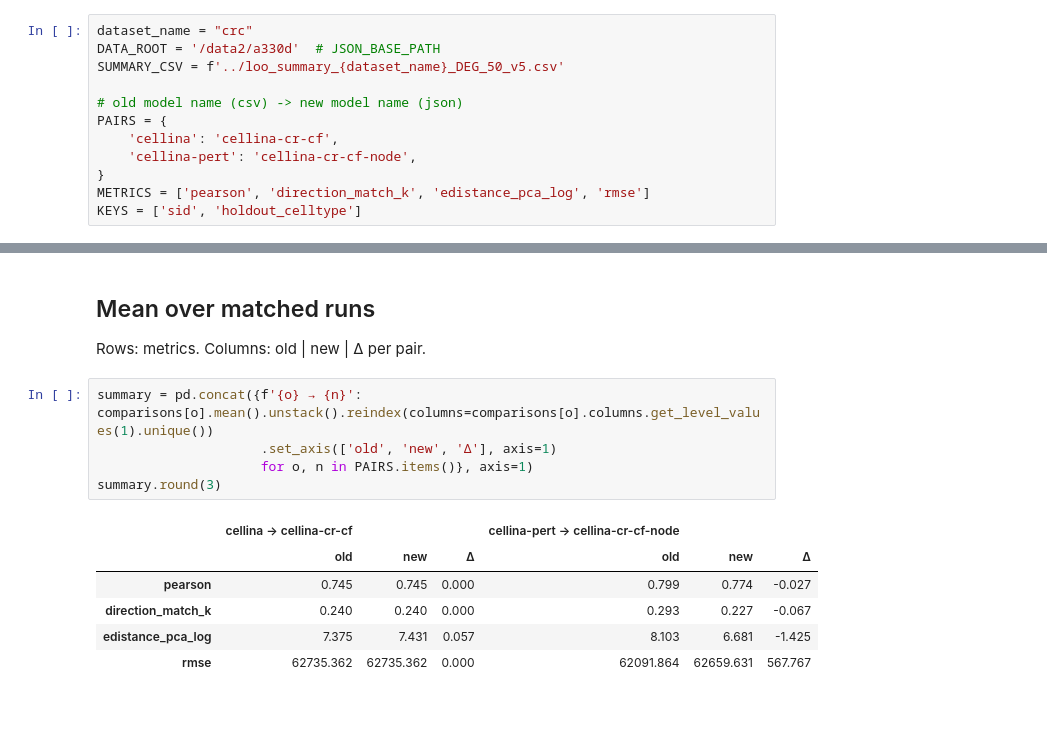
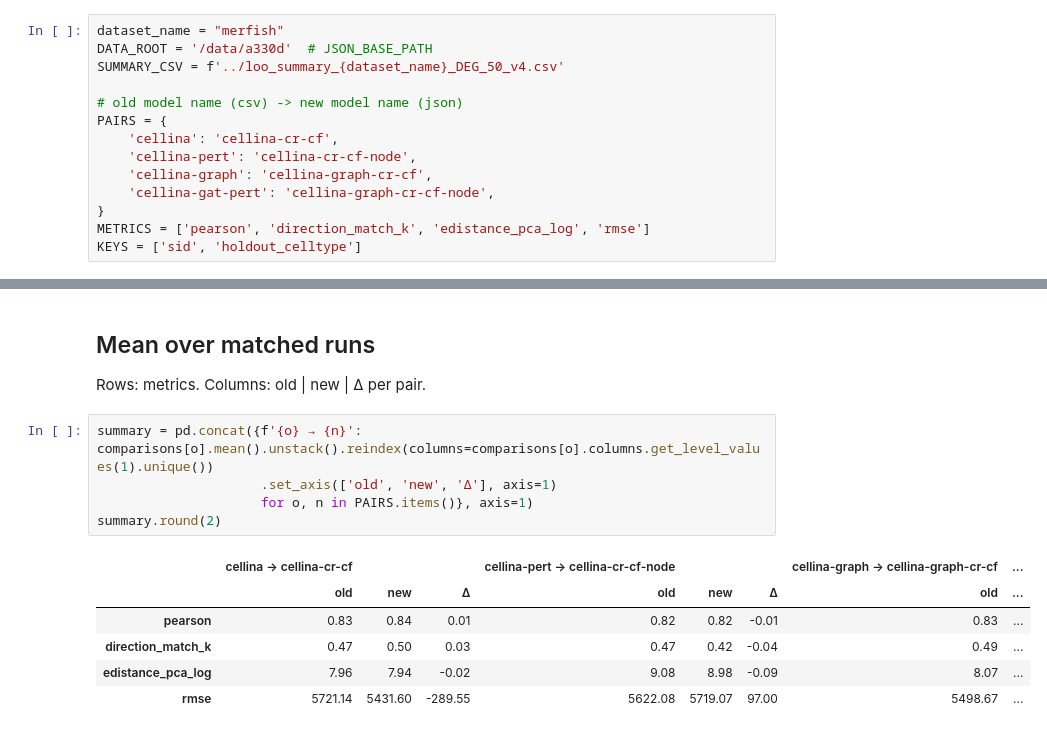
Before and after one commit to PMBio/cellina-reproducibility, a Jupyter notebook: notebooks/compare_node_pert_scripts.ipynb, the cells around one changed output, grey strips where cells are left out. Saved outputs shown, nothing was run; the diff lists cells and outputs as text.

Commit message:
cellina-gat anchored run for Merfish

```diff
--- a/notebooks/compare_node_pert_scripts.ipynb
+++ b/notebooks/compare_node_pert_scripts.ipynb
@@ -14,14 +14,16 @@ import pandas as pd
 
 pd.set_option('display.width', 200)
 # %%
-dataset_name = "crc"
-DATA_ROOT = '/data2/a330d'  # JSON_BASE_PATH
-SUMMARY_CSV = f'../loo_summary_{dataset_name}_DEG_50_v5.csv'
+dataset_name = "merfish"
+DATA_ROOT = '/data/a330d'  # JSON_BASE_PATH
+SUMMARY_CSV = f'../loo_summary_{dataset_name}_DEG_50_v4.csv'
 
 # old model name (csv) -> new model name (json)
 PAIRS = {
     'cellina': 'cellina-cr-cf',
     'cellina-pert': 'cellina-cr-cf-node',
+    'cellina-graph': 'cellina-graph-cr-cf',
+    'cellina-gat-pert': 'cellina-graph-cr-cf-node',
 }
 METRICS = ['pearson', 'direction_match_k', 'edistance_pca_log', 'rmse']
 KEYS = ['sid', 'holdout_celltype']
@@ -113,12 +139,12 @@ Rows: metrics. Columns: old | new | Δ per pair.
 # %%
 summary = pd.concat({f'{o} → {n}': comparisons[o].mean().unstack().reindex(columns=comparisons[o].columns.get_level_values(1).unique())
                      .set_axis(['old', 'new', 'Δ'], axis=1)
                      for o, n in PAIRS.items()}, axis=1)
-summary.round(3)
+summary.round(2)
 # %% [output]
-|  | cellina → cellina-cr-cf |  |  | cellina-pert → cellina-cr-cf-node |  |  |
-|  | old | new | Δ | old | new | Δ |
-| pearson | 0.745 | 0.745 | 0.000 | 0.799 | 0.774 | -0.027 |
-| direction_match_k | 0.240 | 0.240 | 0.000 | 0.293 | 0.227 | -0.067 |
-| edistance_pca_log | 7.375 | 7.431 | 0.057 | 8.103 | 6.681 | -1.425 |
-| rmse | 62735.362 | 62735.362 | 0.000 | 62091.864 | 62659.631 | 567.767 |
+|  | cellina → cellina-cr-cf |  |  | cellina-pert → cellina-cr-cf-node |  |  | cellina-graph → cellina-graph-cr-cf | ... |
+|  | old | new | Δ | old | new | Δ | old | ... |
+| pearson | 0.83 | 0.84 | 0.01 | 0.82 | 0.82 | -0.01 | 0.83 | ... |
+| direction_match_k | 0.47 | 0.50 | 0.03 | 0.47 | 0.42 | -0.04 | 0.49 | ... |
+| edistance_pca_log | 7.96 | 7.94 | -0.02 | 9.08 | 8.98 | -0.09 | 8.07 | ... |
+| rmse | 5721.14 | 5431.60 | -289.55 | 5622.08 | 5719.07 | 97.00 | 5498.67 | ... |
```
Also changed, not shown: parts of 4 cells of this notebook, 2 other files.
